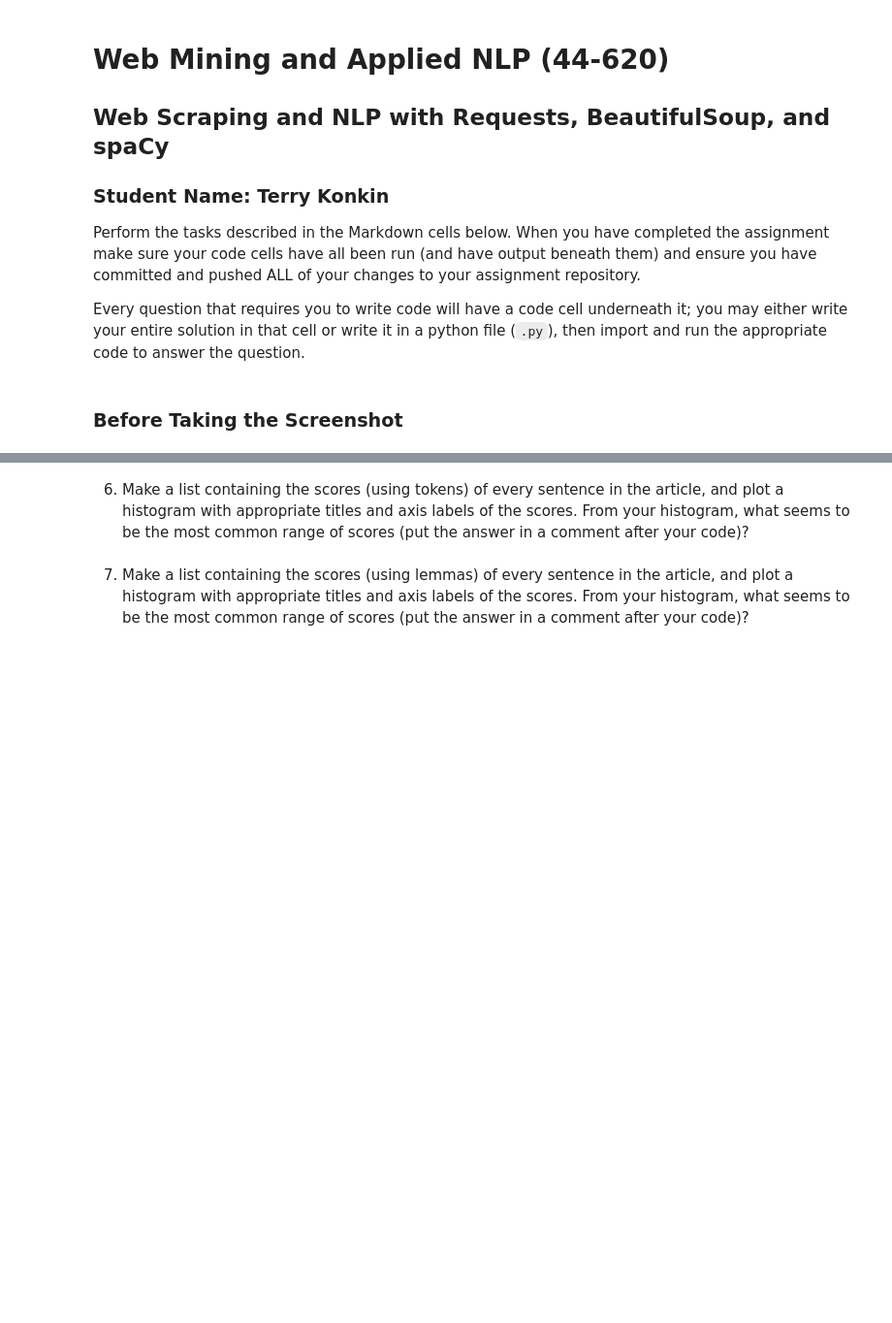
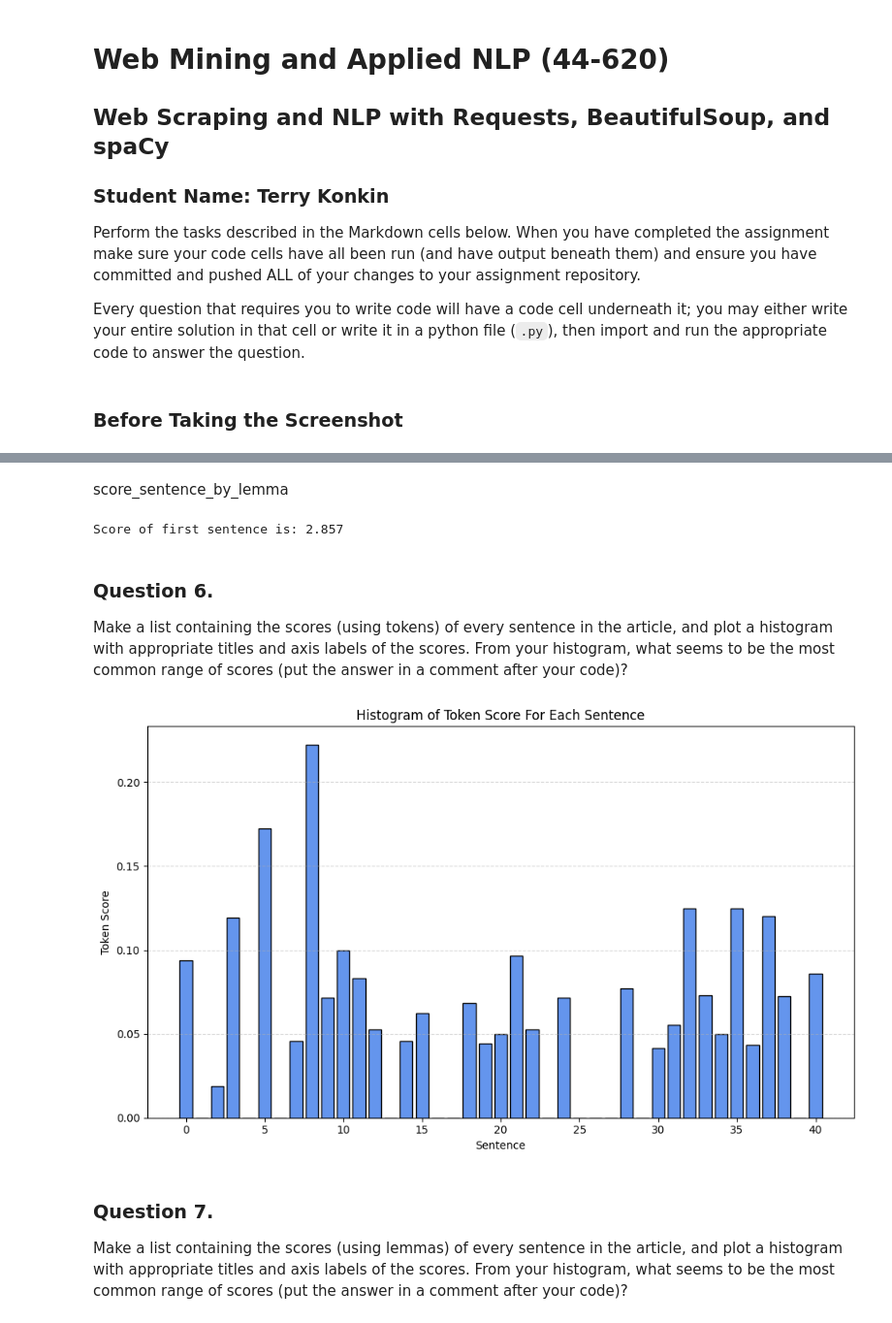
Before and after one commit to TKonkin/web-scraping, a Jupyter notebook: web-scraping.ipynb, the cells around one changed output, grey strips where cells are left out. Shown: that part at 97% size. Saved outputs shown, nothing was run; the diff lists cells and outputs as text; code cells hidden in the pictures; blank space fills up the shorter version.

```diff
--- a/web-scraping.ipynb
+++ b/web-scraping.ipynb
@@ -47,4 +195,66 @@ You may find some of the code from the in class notes useful; feel free to use m
+# %% [markdown]
+score_sentence_by_lemma
+# %%
+def score_sentence_by_lemma(sentence, interesting_lemmas):
+
+    words = sentence.lower().split()
+    interesting_lemmas = [lemma.lower() for lemma in interesting_lemmas]
+
+    match_count = sum(1 for lemma in lemmas if lemma in interesting_lemmas)
+
+    total_words = len(words)
+    score = match_count / total_words if total_words > 0 else 0
+
+    return score
+
+interesting_lemmas = ["laser", "headlight", "beam", "technology", "led"]
+sentence = "When we think about the onward march of automotive technology, headlights aren’t usually the first thing that come to mind. Engines, fuel efficiency, and the switch to electric power are all more front of mind."
+
+score = score_sentence_by_lemma(sentence, interesting_lemmas)
+print(f"Score of first sentence is: {score:.3f}")
+# %% [output]
+Score of first sentence is: 2.857
 # %% [markdown]
-6. Make a list containing the scores (using tokens) of every sentence in the article, and plot a histogram with appropriate titles and axis labels of the scores. From your histogram, what seems to be the most common range of scores (put the answer in a comment after your code)?
+### Question 6.
+Make a list containing the scores (using tokens) of every sentence in the article, and plot a histogram with appropriate titles and axis labels of the scores. From your histogram, what seems to be the most common range of scores (put the answer in a comment after your code)?
+# %%
+import re
+
+def score_sentence_by_token(sentence, interesting_tokens):
+    words = sentence.lower().split()
+    interesting_tokens = [token.lower() for token in interesting_tokens]
+    match_count = sum(1 for word in words if word in interesting_tokens)
+    total_words = len(words)
+    score = match_count / total_words if total_words > 0 else 0
+    return(score)
+
+
+file_path = r"C:\Projects\web-scraping\how_laser_headlights_work.pkl"
+with open(file_path, 'rb') as f:
+    article_html = pickle.load(f)
+
+soup = BeautifulSoup(article_html, 'html5lib')
+text = soup.get_text()
+
+nlp = spacy.load("en_core_web_sm")
+doc = nlp(text)
+
+sentences = re.split(r'(?<=[.!?]) +', text.strip())
+
+interesting_tokens = ["laser", "headlights", "headlight", "technology", "led"]
+
+scores = [score_sentence_by_token(sentence, interesting_tokens) for sentence in sentences]
+
+plt.figure(figsize=(10, 6))
+plt.bar(range(len(scores)), scores, color='cornflowerblue', edgecolor='black')
+plt.title("Histogram of Token Score For Each Sentence")
+plt.xlabel("Sentence")
+plt.ylabel("Token Score")
+plt.grid(axis='y', linestyle='--', alpha=0.5)
+plt.tight_layout()
+plt.show()
+# %% [output]
+[figure, added]
 # %% [markdown]
-7. Make a list containing the scores (using lemmas) of every sentence in the article, and plot a histogram with appropriate titles and axis labels of the scores.  From your histogram, what seems to be the most common range of scores (put the answer in a comment after your code)?
+### Question 7.
+Make a list containing the scores (using lemmas) of every sentence in the article, and plot a histogram with appropriate titles and axis labels of the scores.  From your histogram, what seems to be the most common range of scores (put the answer in a comment after your code)?
```
Also changed, not shown: parts of 15 cells of this notebook, 1 other file.
